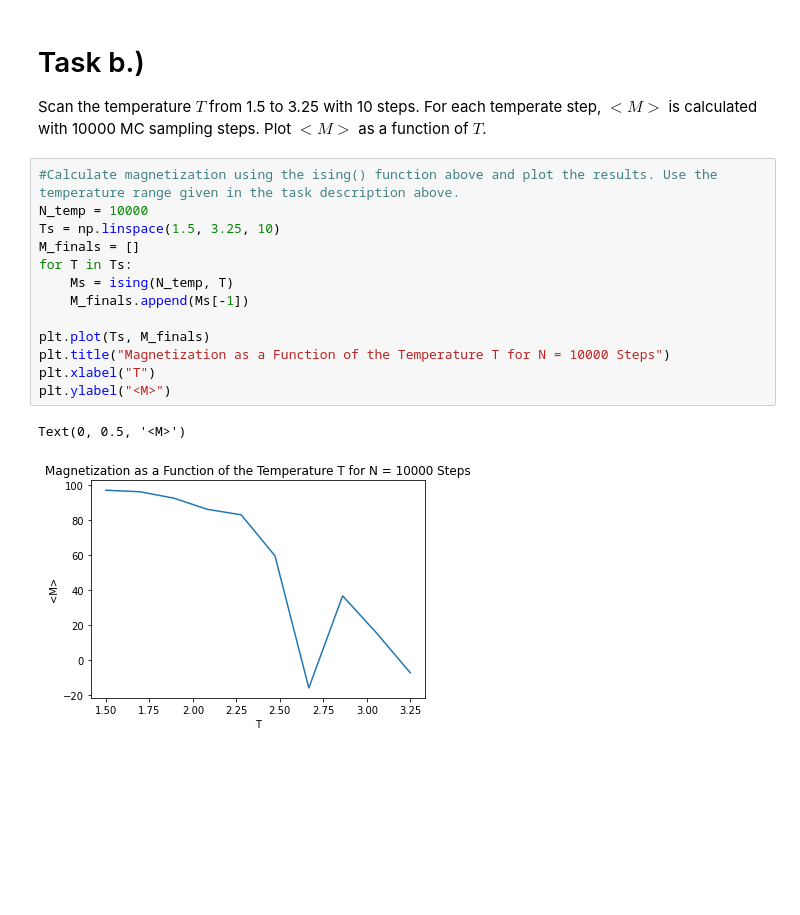
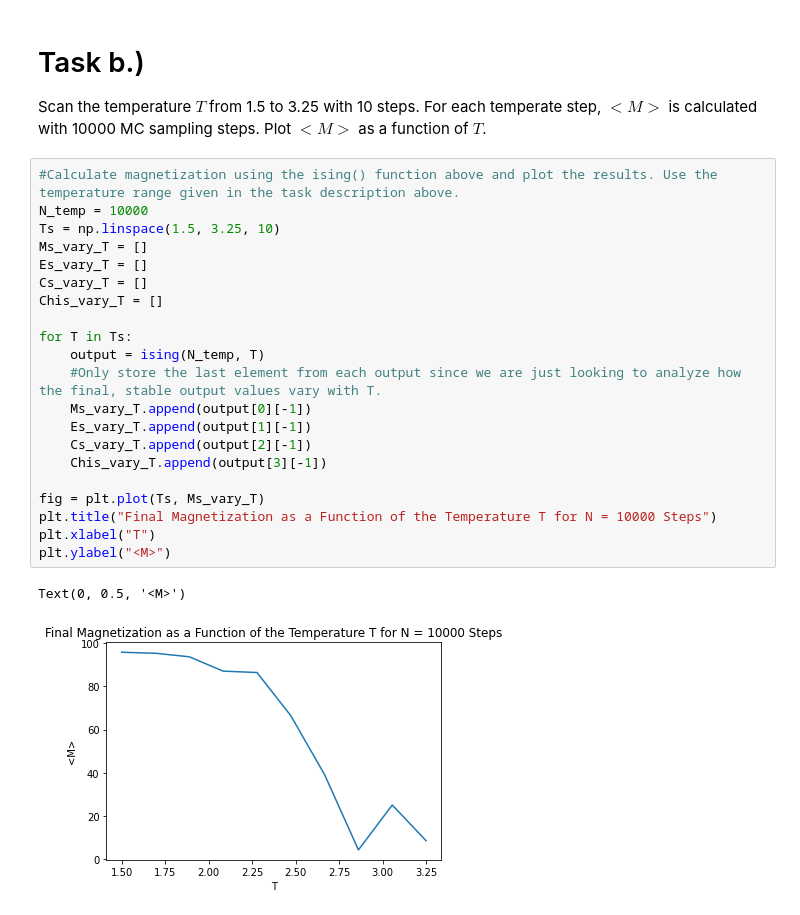
Before and after one commit to cswelch/Physics-434, a Jupyter notebook: Lab 4.ipynb, the cells around one changed output. Cells and saved outputs as stored; diff of their text form; blank space fills up the shorter version.

```diff
--- a/Lab 4.ipynb
+++ b/Lab 4.ipynb
@@ -92,16 +117,24 @@ Scan the temperature $T$ from 1.5 to 3.25 with 10 steps. For each temperate step
 # %%
 #Calculate magnetization using the ising() function above and plot the results. Use the temperature range given in the task description above.
 N_temp = 10000
 Ts = np.linspace(1.5, 3.25, 10)
-M_finals = []
+Ms_vary_T = []
+Es_vary_T = []
+Cs_vary_T = []
+Chis_vary_T = []
+
 for T in Ts:
-    Ms = ising(N_temp, T)
-    M_finals.append(Ms[-1])
+    output = ising(N_temp, T)
+    #Only store the last element from each output since we are just looking to analyze how the final, stable output values vary with T.
+    Ms_vary_T.append(output[0][-1])
+    Es_vary_T.append(output[1][-1])
+    Cs_vary_T.append(output[2][-1])
+    Chis_vary_T.append(output[3][-1])
 
-plt.plot(Ts, M_finals)
-plt.title("Magnetization as a Function of the Temperature T for N = 10000 Steps")
+fig = plt.plot(Ts, Ms_vary_T)
+plt.title("Final Magnetization as a Function of the Temperature T for N = 10000 Steps")
 plt.xlabel("T")
 plt.ylabel("<M>")
 # %% [output]
 Text(0, 0.5, '<M>')
-[figure, old version]
+[figure, new version]
```
Also changed, not shown: parts of 5 cells of this notebook, 4 other files.
